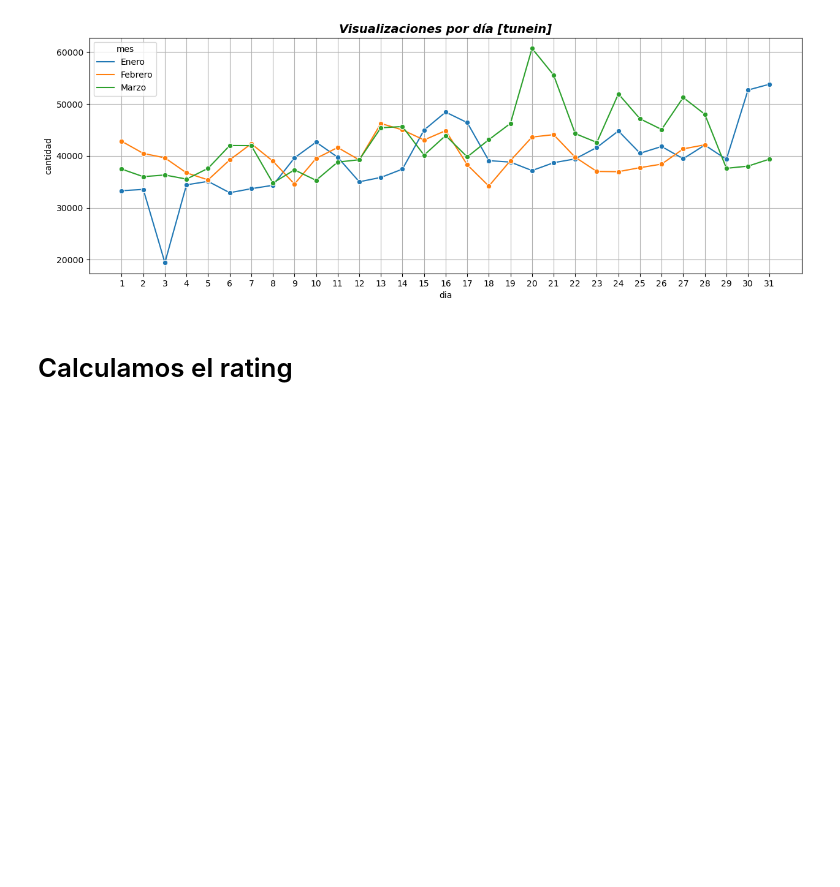
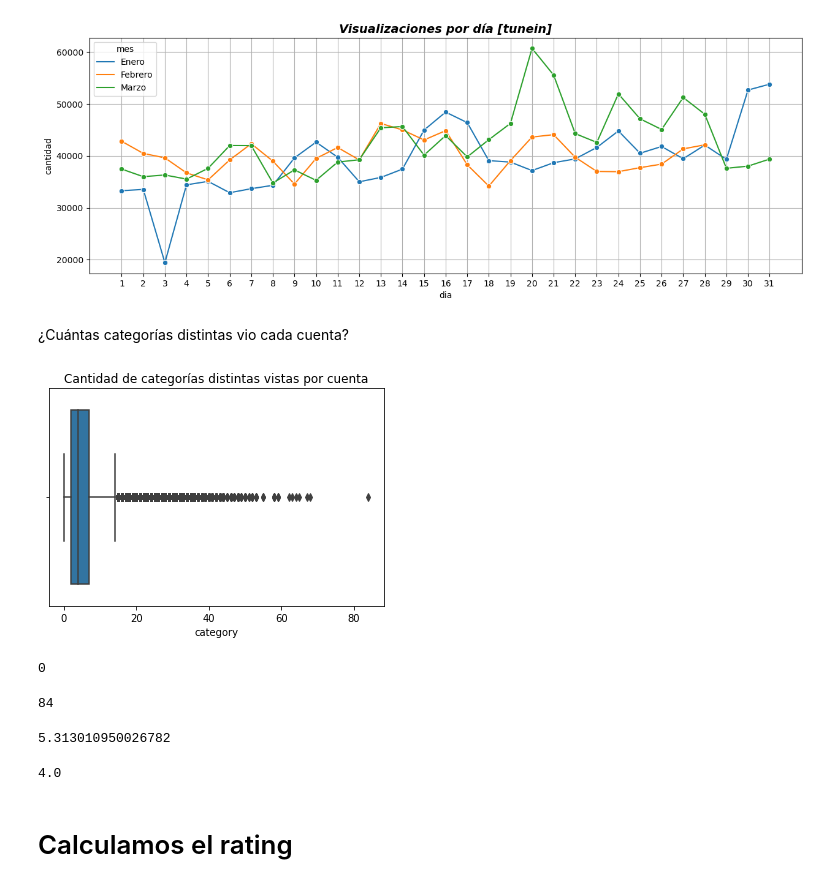
Before and after one commit to ivanjavierparra/Data-Science-Sprint-3, a Jupyter notebook: Entrega_3.ipynb, the cells around one changed output. Drawn from its saved outputs; the diff is of its cells as text; code cells hidden in the pictures; blank space fills up the shorter version.

```diff
--- a/Entrega_3.ipynb
+++ b/Entrega_3.ipynb
@@ -618,6 +680,32 @@ plt.grid(0.6)
 plt.show()
 # %% [output]
 [figure]
+# %% [markdown]
+¿Cuántas categorías distintas vio cada cuenta?
+# %%
+categories = df[['account_id', 'category']].groupby('account_id').agg({'category': 'nunique'})
+plt.figure()
+plt.title("Cantidad de categorías distintas vistas por cuenta")
+sns.boxplot(x=categories.category)
+plt.show()
+# %% [output]
+[figure, added]
+# %%
+categories.category.min()
+# %% [output]
+0
+# %%
+categories.category.max()
+# %% [output]
+84
+# %%
+categories.category.mean()
+# %% [output]
+5.313010950026782
+# %%
+categories.category.median()
+# %% [output]
+4.0
 # %% [markdown]
 # Calculamos el rating
 # %% [markdown]
```
Also changed, not shown: parts of 26 cells of this notebook.
